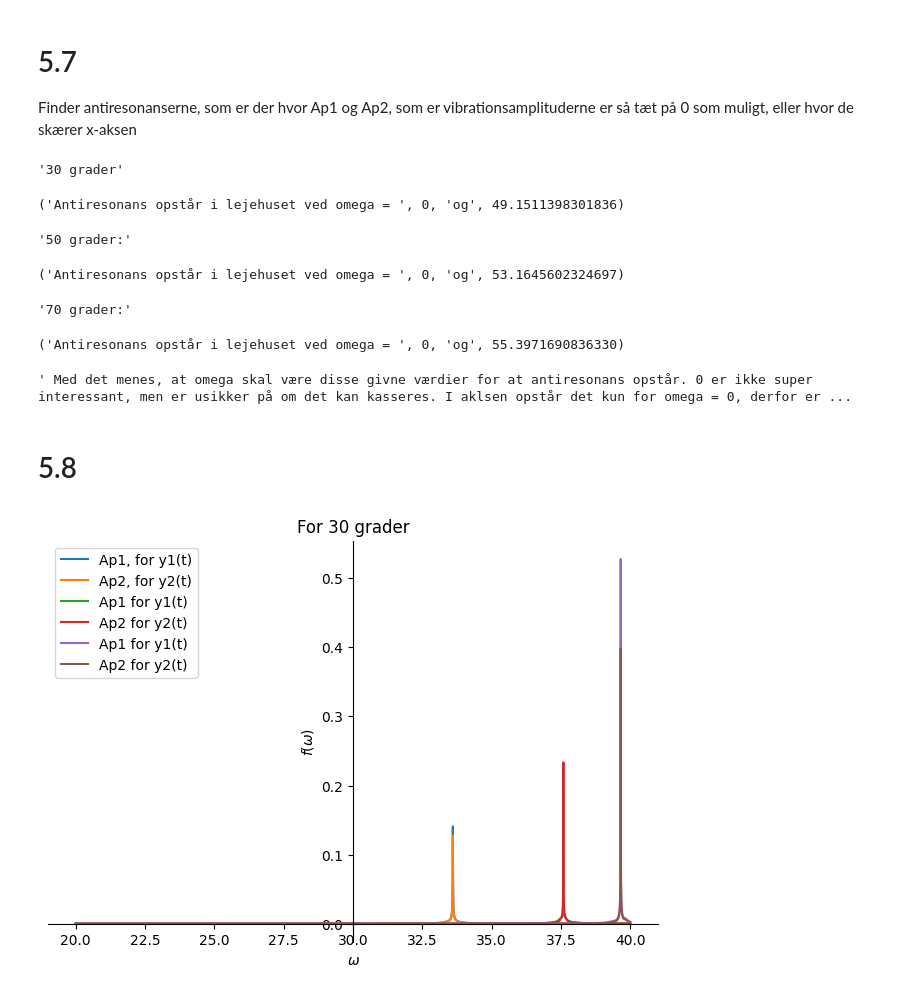
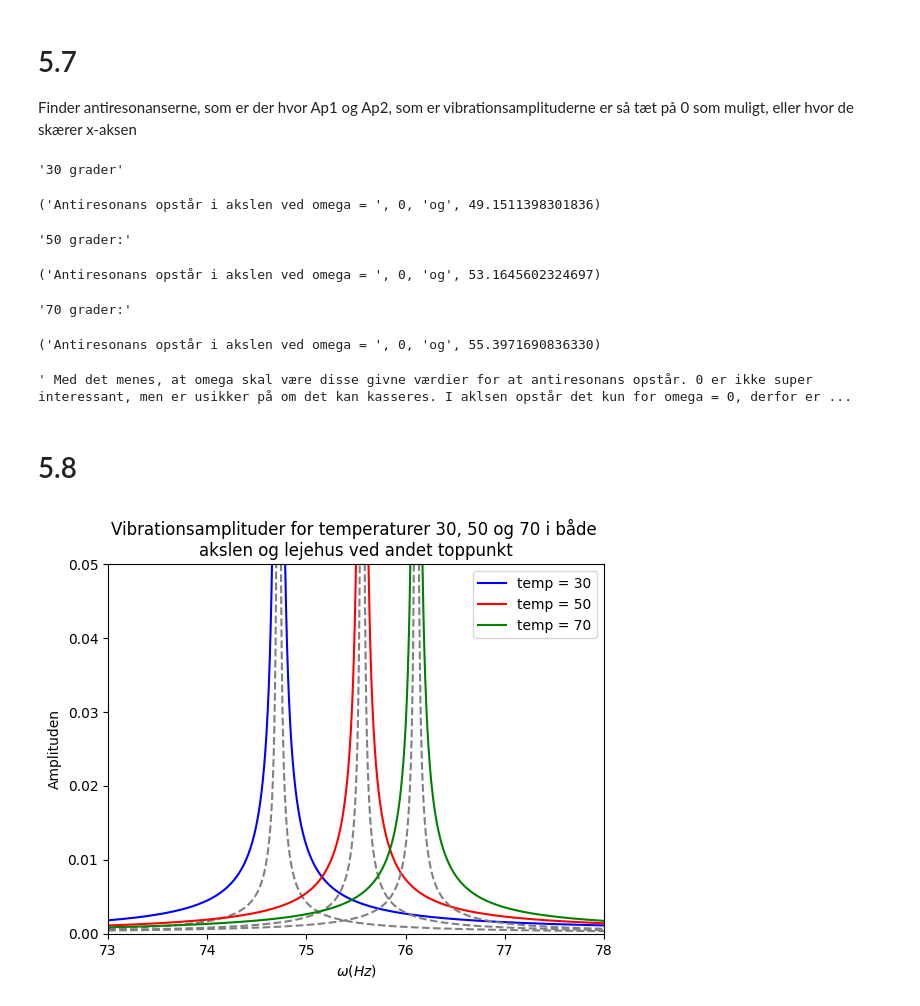
Before and after one commit to Apros7/Mat1Project, a Jupyter notebook: Opg 5.6 + 5.7.ipynb, the cells around one changed output. Drawn from its saved outputs; the diff is of its cells as text; code cells hidden in the pictures.

```diff
--- a/Opg 5.6 + 5.7.ipynb
+++ b/Opg 5.6 + 5.7.ipynb
@@ -146,35 +177,36 @@ Finder antiresonanserne, som er der hvor Ap1 og Ap2, som er vibrationsamplituder
 # %%
 def antires(z_tilde):
     løs_lejehus = (solve(Eq(z_tilde[0],0)))
-    return ("Antiresonans opstår i lejehuset ved omega = ", abs(løs_lejehus[0]),"og",abs(løs_lejehus[1]))
+    return ("Antiresonans opstår i akslen ved omega = ", abs(løs_lejehus[0]),"og",abs(løs_lejehus[1]))
 
 display("30 grader", antires(z_tilde_30),
 "50 grader:", antires(z_tilde_50),
 "70 grader:", antires(z_tilde_70), " Med det menes, at omega skal være disse givne værdier for at antiresonans opstår. 0 er ikke super interessant, men er usikker på om det kan kasseres. I aklsen opstår det kun for omega = 0, derfor er det ikke det samme (dette er jeg usikker på tho)")
 # %% [output]
 '30 grader'
-('Antiresonans opstår i lejehuset ved omega = ', 0, 'og', 49.1511398301836)
+('Antiresonans opstår i akslen ved omega = ', 0, 'og', 49.1511398301836)
 '50 grader:'
-('Antiresonans opstår i lejehuset ved omega = ', 0, 'og', 53.1645602324697)
+('Antiresonans opstår i akslen ved omega = ', 0, 'og', 53.1645602324697)
 '70 grader:'
-('Antiresonans opstår i lejehuset ved omega = ', 0, 'og', 55.3971690836330)
+('Antiresonans opstår i akslen ved omega = ', 0, 'og', 55.3971690836330)
 ' Med det menes, at omega skal være disse givne værdier for at antiresonans opstår. 0 er ikke super interessant, men er usikker på om det kan kasseres. I aklsen opstår det kun for omega = 0, derfor er ...
 # %% [markdown]
 # 5.8
-# %%
-# Lægger de tre ovenstående plots sammen
-
-p1 = plot(Ap1_30,(omega,0,40), show=False, use_cm= False, title = "For 30 grader", label = "Ap1, for y1(t)",legend=True)
-p2 = plot(Ap2_30,(omega,20,40), show=False,use_cm = False,label = "Ap2, for y2(t)",legend=True)
-p3 = plot(Ap1_50,(omega,20,40), show=False, use_cm= False, title = "For 50 grader",label = "Ap1 for y1(t)",legend=True)
-p4 = plot(Ap2_50,(omega,20,40), show=False,use_cm = False, label = "Ap2 for y2(t)",legend=True)
-p5 = plot(Ap1_70,(omega,20,40), show=False, use_cm= False, title = "For 70 grader", label = "Ap1 for y1(t)",legend=True)
-p6 = plot(Ap2_70,(omega,20,40), show=False,use_cm = False, label = "Ap2 for y2(t)",legend=True)
-p1.extend(p2)
-p1.extend(p3)
-p1.extend(p4)
-p1.extend(p5)
-p1.extend(p6)
-p1.show()
-# %% [output]
-[figure, removed]
+# %%
+# Lægger de tre ovenstående plots sammen
+omega_ = np.linspace(73, 78, 100000)
+plt.plot(omega_, ap1_30(omega_), color="blue", label="temp = 30")
+plt.plot(omega_, ap2_30(omega_), color="grey", ls="--")
+plt.plot(omega_, ap1_50(omega_), color="red", label="temp = 50")
+plt.plot(omega_, ap2_50(omega_), color="grey", ls="--")
+plt.plot(omega_, ap1_70(omega_), color="green", label="temp = 70")
+plt.plot(omega_, ap2_70(omega_), color="grey", ls="--")
+plt.title("Vibrationsamplituder for temperaturer 30, 50 og 70 i både \nakslen og lejehus ved andet toppunkt")
+plt.ylabel("Amplituden")
+plt.xlabel("$\omega (Hz)$")
+plt.ylim(0, 0.05)
+plt.xlim(73, 78)
+plt.legend()
+plt.show()
+# %% [output]
+[figure, added]
```
Also changed, not shown: parts of 10 cells of this notebook.
